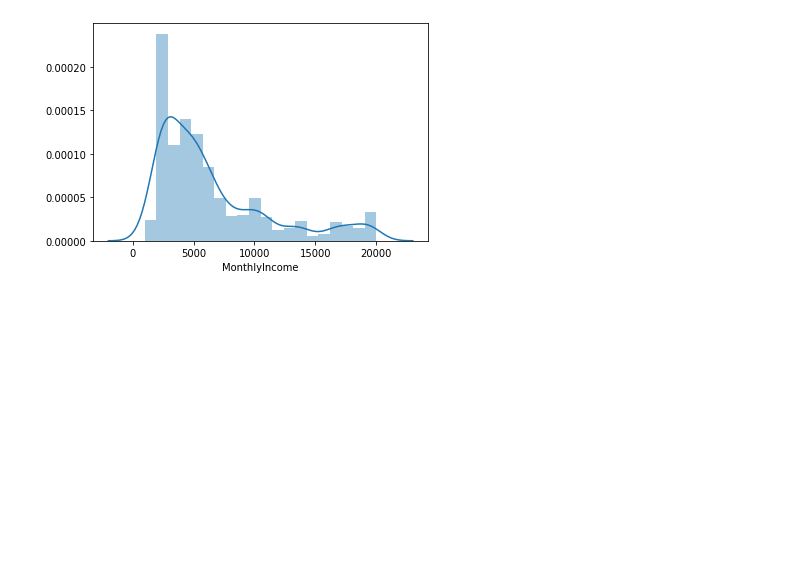
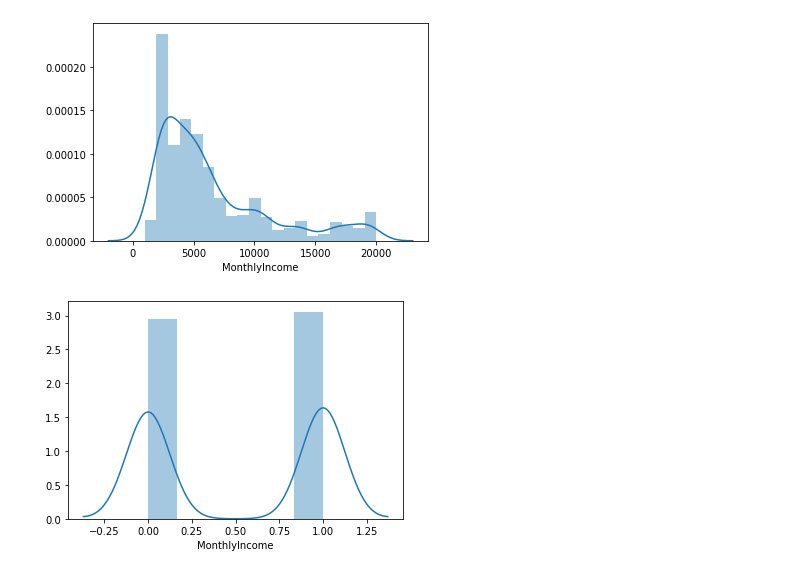
Before and after one commit to maxdev42/Python_Big_Data_Docker, a Jupyter notebook: Exercices/Exercices_partie2_dataviz.ipynb, the cells around one changed output. Drawn from its saved outputs; the diff is of its cells as text; code cells hidden in the pictures; blank space fills up the shorter version.

```diff
--- a/Exercices/Exercices_partie2_dataviz.ipynb
+++ b/Exercices/Exercices_partie2_dataviz.ipynb
@@ -182,4 +182,6 @@ graphDistPlot = sns.distplot(ibm_data.MonthlyIncome)
 # %% [output]
 [figure]
 # %%
-graphDistPlot = sns.distplot(ibm_data.MonthlyIncome)
+graphDistPlot = sns.distplot(ibm_data.MonthlyIncome  <= 5000)
+# %% [output]
+[figure, added]
```
Also changed, not shown: parts of 8 cells of this notebook.
